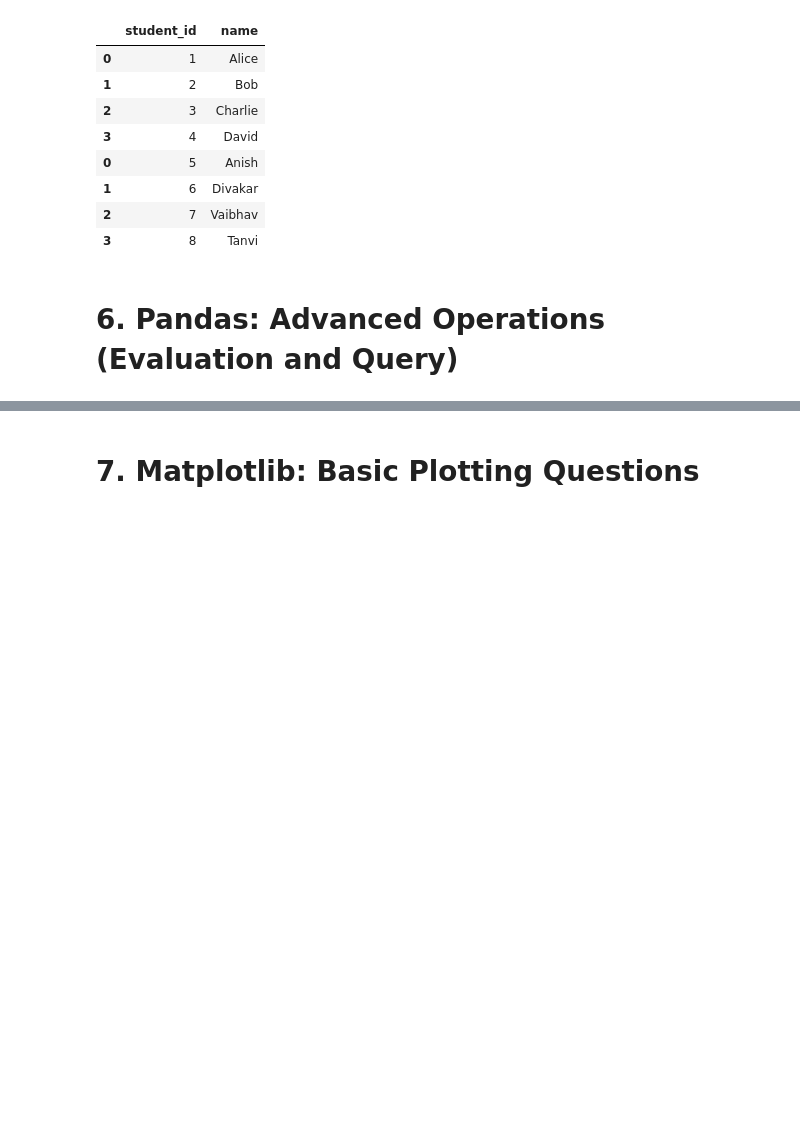
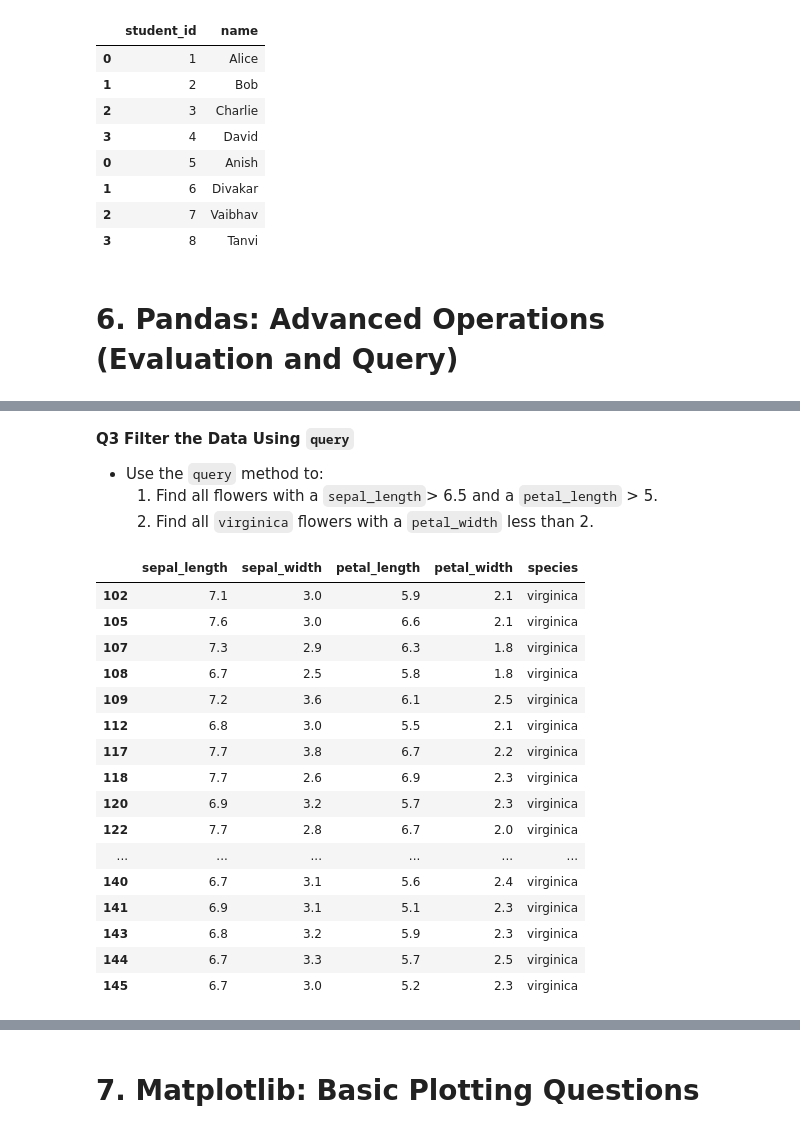
Before and after one commit to Diver202/PSDV, a Jupyter notebook: Lab2/Lab2_Pandas_Matplotlib.ipynb, the cells around one changed output, grey strips where cells are left out. Drawn from its saved outputs; the diff is of its cells as text; code cells hidden in the pictures; blank space fills up the shorter version.

```diff
--- a/Lab2/Lab2_Pandas_Matplotlib.ipynb
+++ b/Lab2/Lab2_Pandas_Matplotlib.ipynb
@@ -571,0 +594,4 @@ concatenatedData
+# %%
+iris = sns.load_dataset('iris')
+# display first 5 rows
+iris[:5]
@@ -571,0 +618,26 @@ concatenatedData
+# %% [markdown]
+**Q3** **Filter the Data Using `query`**
+- Use the `query` method to:
+  1. Find all flowers with a `sepal_length`> 6.5 and a `petal_length` > 5.
+  2. Find all `virginica` flowers with a `petal_width` less than 2.
+# %%
+# Find all flowers with sepal_length>6.5 petal_length>5
+iris.query("sepal_length > 6.5 and petal_length>5")
+# %% [output]
+|  | sepal_length | sepal_width | petal_length | petal_width | species |
+| 102 | 7.1 | 3.0 | 5.9 | 2.1 | virginica |
+| 105 | 7.6 | 3.0 | 6.6 | 2.1 | virginica |
+| 107 | 7.3 | 2.9 | 6.3 | 1.8 | virginica |
+| 108 | 6.7 | 2.5 | 5.8 | 1.8 | virginica |
+| 109 | 7.2 | 3.6 | 6.1 | 2.5 | virginica |
+| 112 | 6.8 | 3.0 | 5.5 | 2.1 | virginica |
+| 117 | 7.7 | 3.8 | 6.7 | 2.2 | virginica |
+| 118 | 7.7 | 2.6 | 6.9 | 2.3 | virginica |
+| 120 | 6.9 | 3.2 | 5.7 | 2.3 | virginica |
+| 122 | 7.7 | 2.8 | 6.7 | 2.0 | virginica |
+| ... | ... | ... | ... | ... | ... |
+| 140 | 6.7 | 3.1 | 5.6 | 2.4 | virginica |
+| 141 | 6.9 | 3.1 | 5.1 | 2.3 | virginica |
+| 143 | 6.8 | 3.2 | 5.9 | 2.3 | virginica |
+| 144 | 6.7 | 3.3 | 5.7 | 2.5 | virginica |
+| 145 | 6.7 | 3.0 | 5.2 | 2.3 | virginica |
```
Also changed, not shown: parts of 7 cells of this notebook.
